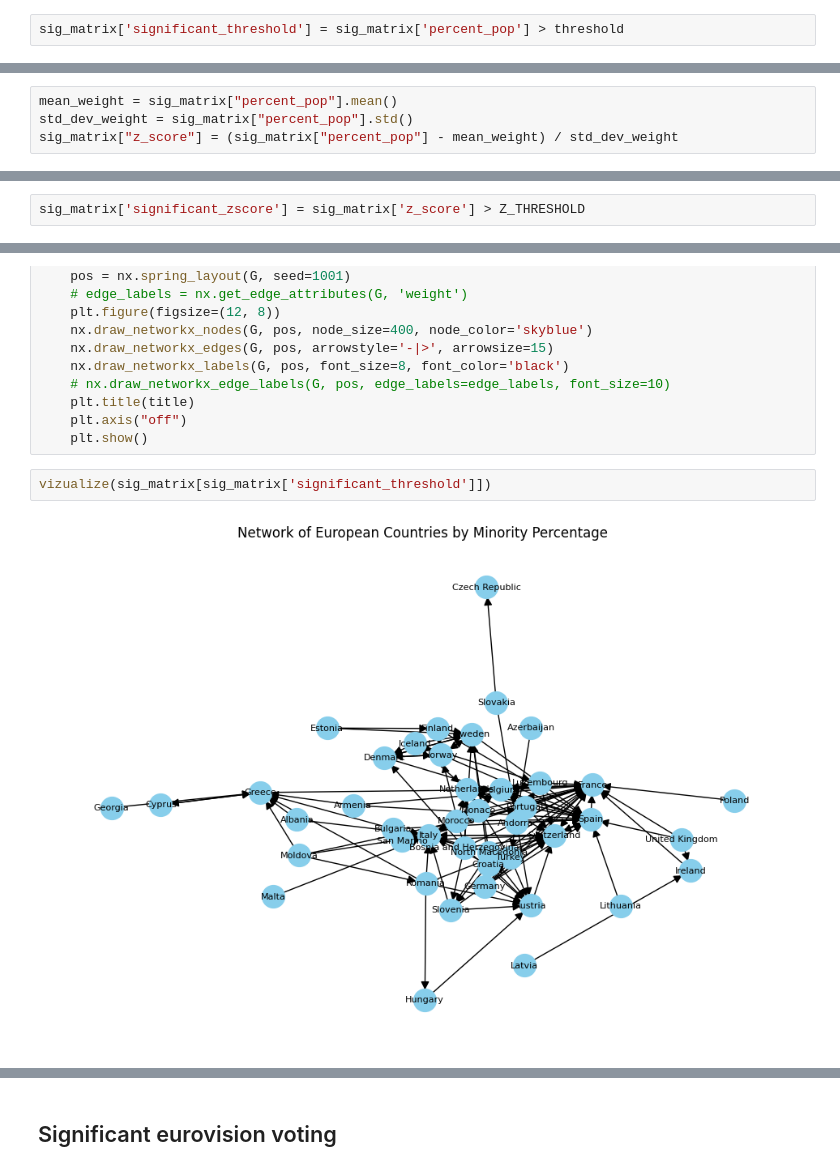
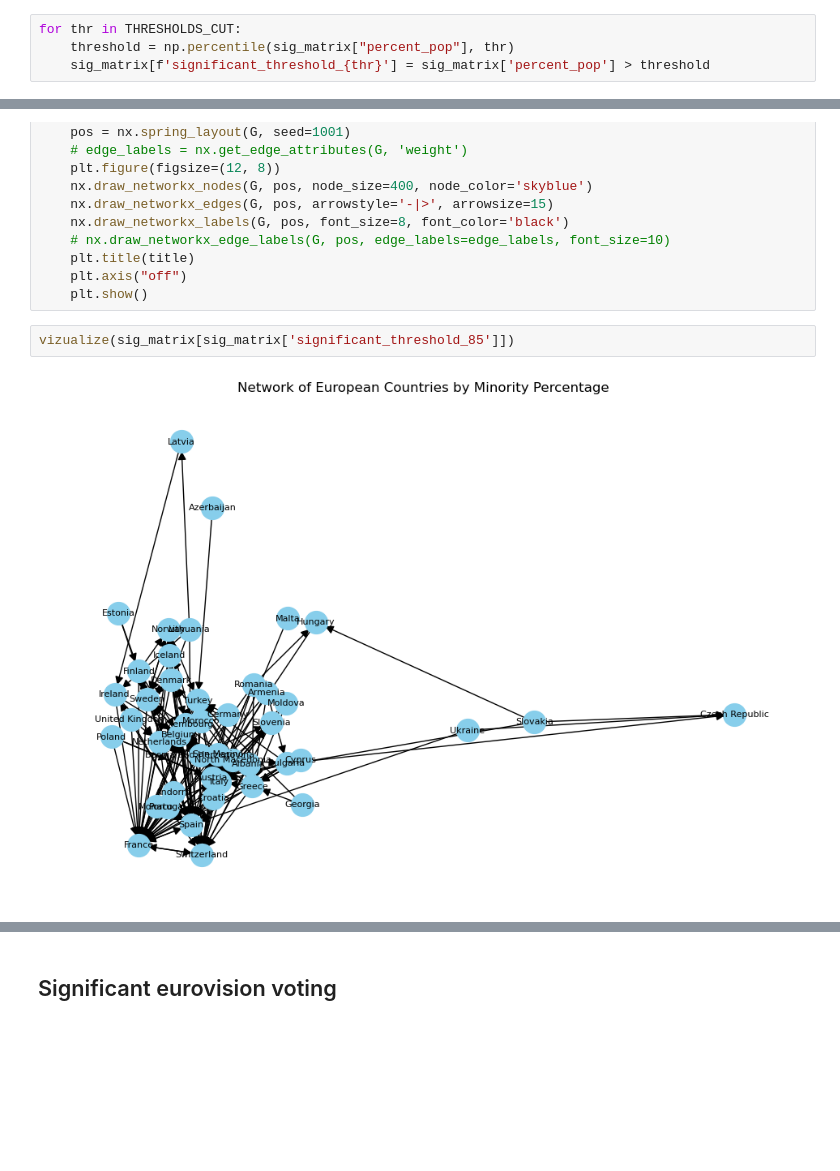
Before and after one commit to RichardStaszkiewicz/WUT-TASS-Eurovision-vs-Minorities, a Jupyter notebook: analyze.ipynb, the cells around one changed output, grey strips where cells are left out. Saved outputs shown, nothing was run; the diff lists cells and outputs as text; blank space fills up the shorter version.

```diff
--- a/analyze.ipynb
+++ b/analyze.ipynb
@@ -50,5 +36,7 @@ threshold = np.percentile(sig_matrix["percent_pop"], THRESHOLD_CUT)
-# %%
-sig_matrix['significant_threshold'] = sig_matrix['percent_pop'] > threshold
+# %%
+for thr in THRESHOLDS_CUT:
+    threshold = np.percentile(sig_matrix["percent_pop"], thr)
+    sig_matrix[f'significant_threshold_{thr}'] = sig_matrix['percent_pop'] > threshold
 # %%
 sig_matrix.head()
 # %% [output]
@@ -70,4 +48,0 @@ Name: count, dtype: int64
-# %%
-mean_weight = sig_matrix["percent_pop"].mean()
-std_dev_weight = sig_matrix["percent_pop"].std()
-sig_matrix["z_score"] = (sig_matrix["percent_pop"] - mean_weight) / std_dev_weight
@@ -76,2 +48,0 @@ sig_matrix["z_score"] = (sig_matrix["percent_pop"] - mean_weight) / std_dev_weig
-# %%
-sig_matrix['significant_zscore'] = sig_matrix['z_score'] > Z_THRESHOLD
@@ -109,7 +80,7 @@ def vizualize(df, title = "Network of European Countries by Minority Percentage"
     plt.axis("off")
     plt.show()
 # %%
-vizualize(sig_matrix[sig_matrix['significant_threshold']])
+vizualize(sig_matrix[sig_matrix['significant_threshold_85']])
 # %% [output]
-[figure, old version]
+[figure, new version]
 # %%
```
Also changed, not shown: parts of 51 cells of this notebook.
